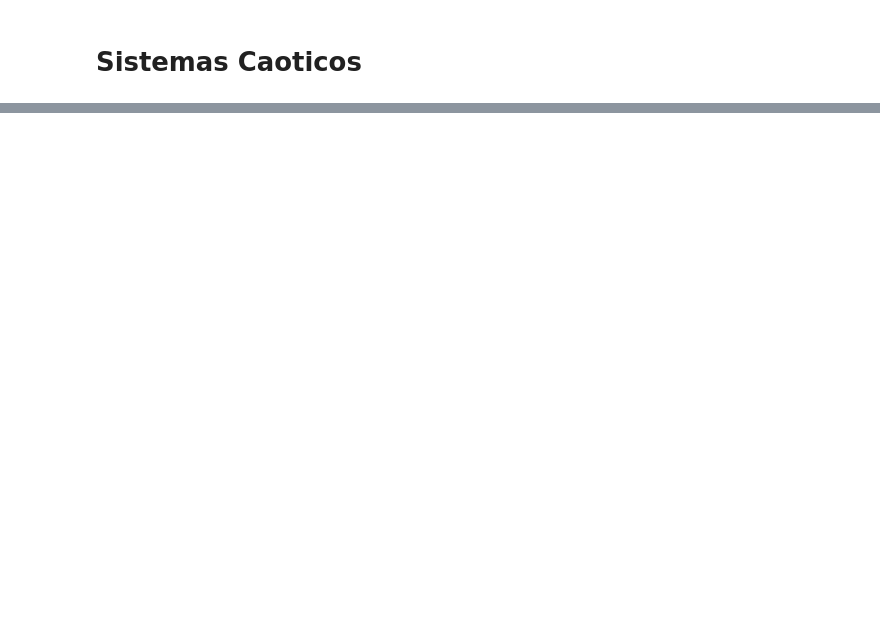
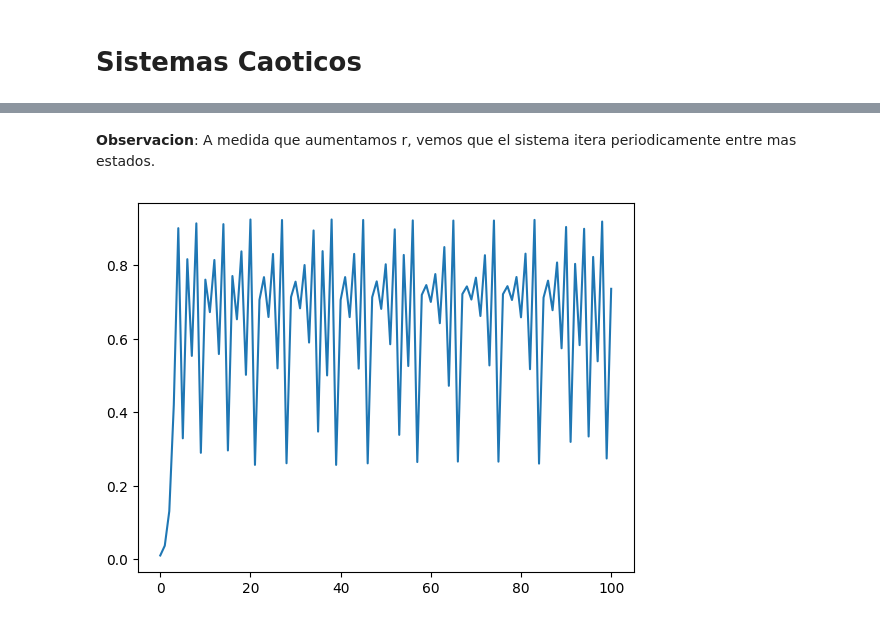
Before and after one commit to sebastianripari/75.26_simulacion, a Jupyter notebook: 4/resumen.ipynb, the cells around one changed output, grey strips where cells are left out. Saved outputs shown, nothing was run; the diff lists cells and outputs as text; code cells hidden in the pictures; blank space fills up the shorter version.

```diff
--- a/4/resumen.ipynb
+++ b/4/resumen.ipynb
@@ -901,0 +1345,18 @@ Este punto es conocido como <b>Bifurcarcion Pitchfork</b>
+# %% [markdown]
+<b>Observacion</b>: A medida que aumentamos r, vemos que el sistema itera periodicamente entre mas estados.
+# %%
+r = 3.7
+
+poblacion = [0.01]
+
+def f_x(x):
+    return (r * x * (1 - x))
+
+for _ in range(100):
+    latest = poblacion[-1]
+    poblacion.append(f_x(latest))
+
+plt.plot(poblacion)
+plt.show()
+# %% [output]
+[figure, added]
```
Also changed, not shown: parts of 119 cells of this notebook, 3 other files.
